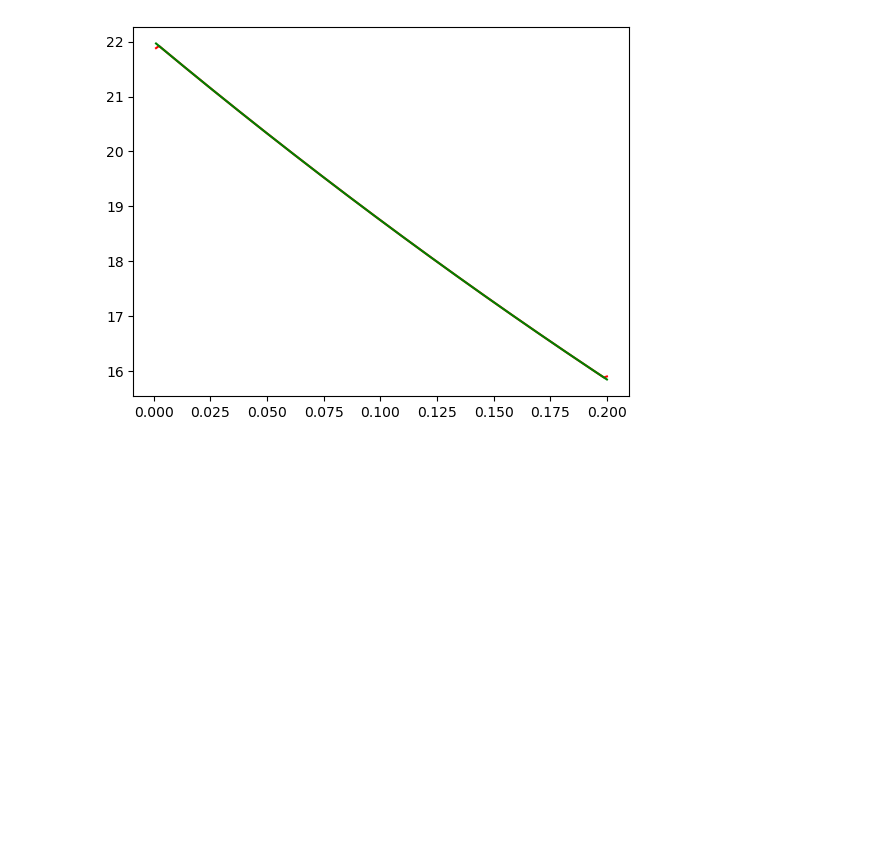
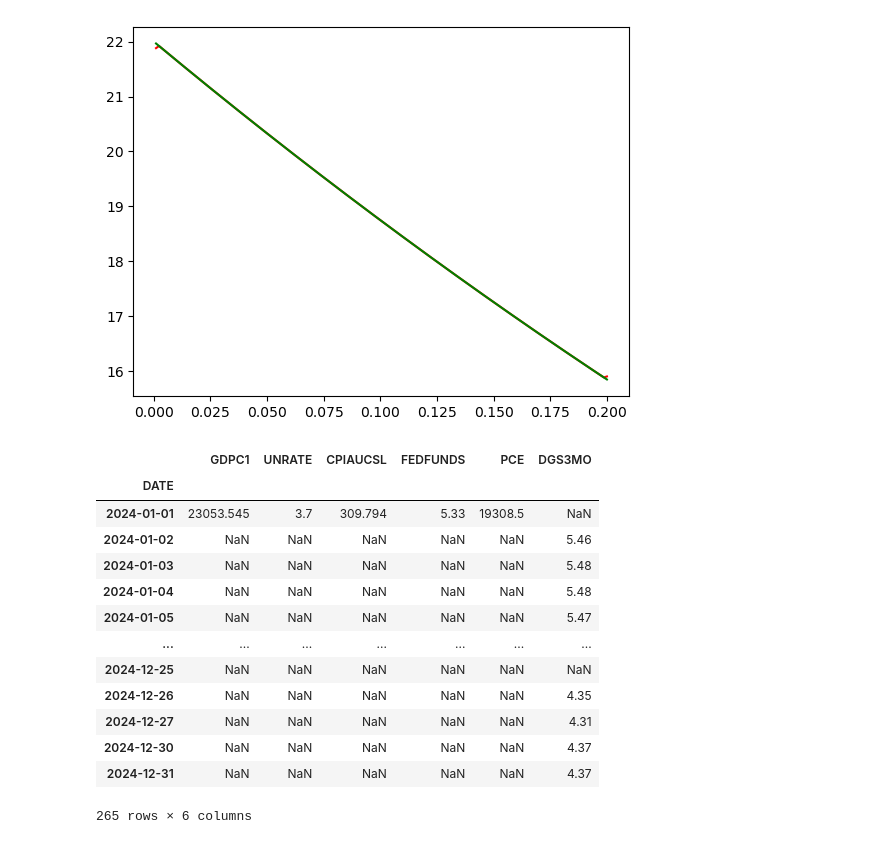
Before and after one commit to Acouvertier/phase_0_quant_foundations, a Jupyter notebook: phase_1_project_learning.ipynb, the cells around one changed output. Cells and saved outputs as stored; diff of their text form; code cells hidden in the pictures; blank space fills up the shorter version.

```diff
--- a/phase_1_project.ipynb
+++ b/phase_1_project_learning.ipynb
@@ -464,0 +468,21 @@ plt.plot(duration.x,convexity_fv(duration.x,face_value,coupon_value,time_years,c
+# %%
+start = datetime.datetime(2024,1,1)
+end = datetime.datetime(2024,12,31)
+gdp_data_call  = pdr.fred.FredReader(['GDPC1','UNRATE','CPIAUCSL','FEDFUNDS','PCE','DGS3MO'],start,end)
+# %%
+gdp_data_call.read()
+# %% [output]
+|  | GDPC1 | UNRATE | CPIAUCSL | FEDFUNDS | PCE | DGS3MO |
+| DATE |  |  |  |  |  |  |
+| 2024-01-01 | 23053.545 | 3.7 | 309.794 | 5.33 | 19308.5 | NaN |
+| 2024-01-02 | NaN | NaN | NaN | NaN | NaN | 5.46 |
+| 2024-01-03 | NaN | NaN | NaN | NaN | NaN | 5.48 |
+| 2024-01-04 | NaN | NaN | NaN | NaN | NaN | 5.48 |
+| 2024-01-05 | NaN | NaN | NaN | NaN | NaN | 5.47 |
+| ... | ... | ... | ... | ... | ... | ... |
+| 2024-12-25 | NaN | NaN | NaN | NaN | NaN | NaN |
+| 2024-12-26 | NaN | NaN | NaN | NaN | NaN | 4.35 |
+| 2024-12-27 | NaN | NaN | NaN | NaN | NaN | 4.31 |
+| 2024-12-30 | NaN | NaN | NaN | NaN | NaN | 4.37 |
+| 2024-12-31 | NaN | NaN | NaN | NaN | NaN | 4.37 |
+265 rows × 6 columns
```
Also changed, not shown: parts of 1 cell of this notebook, 3 other files.
